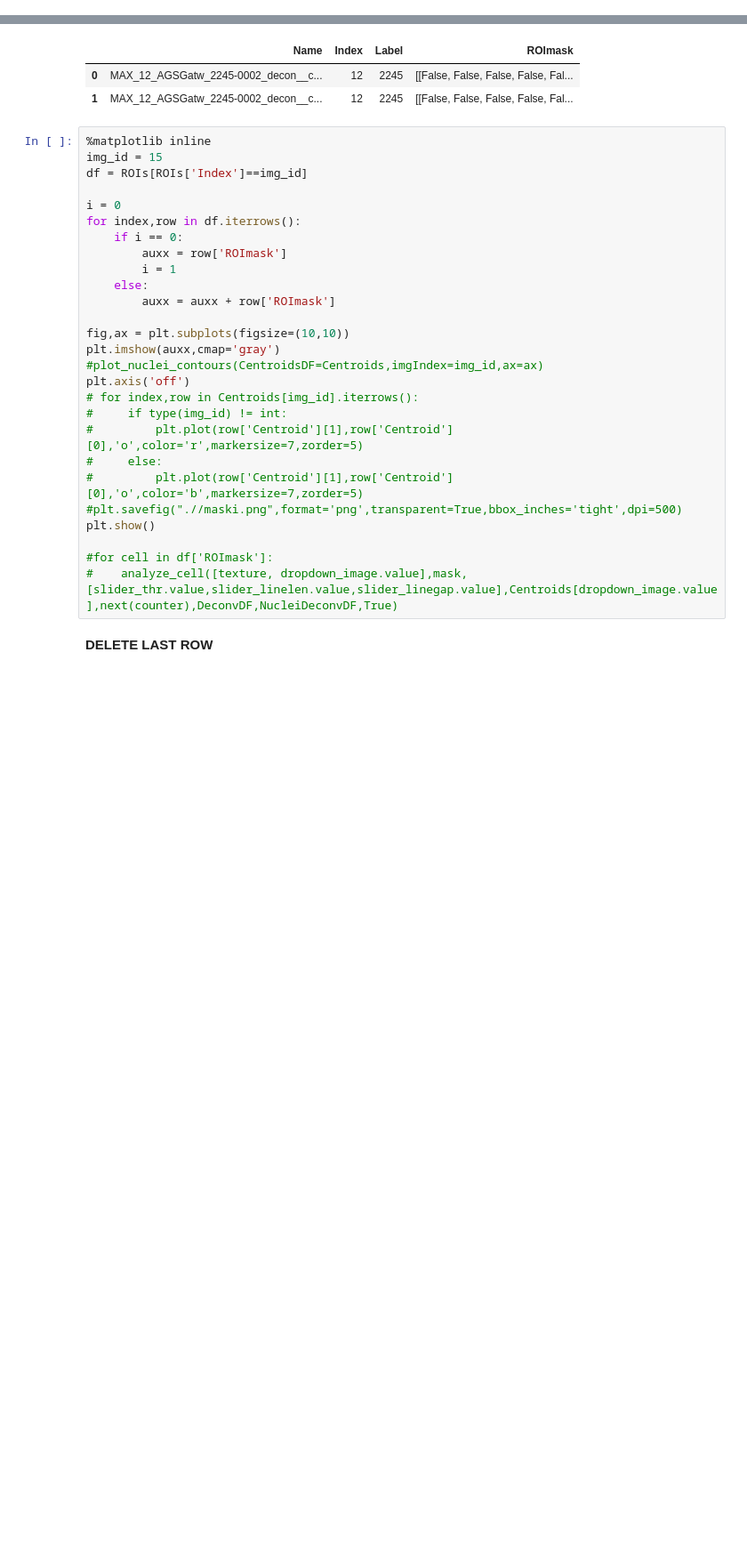
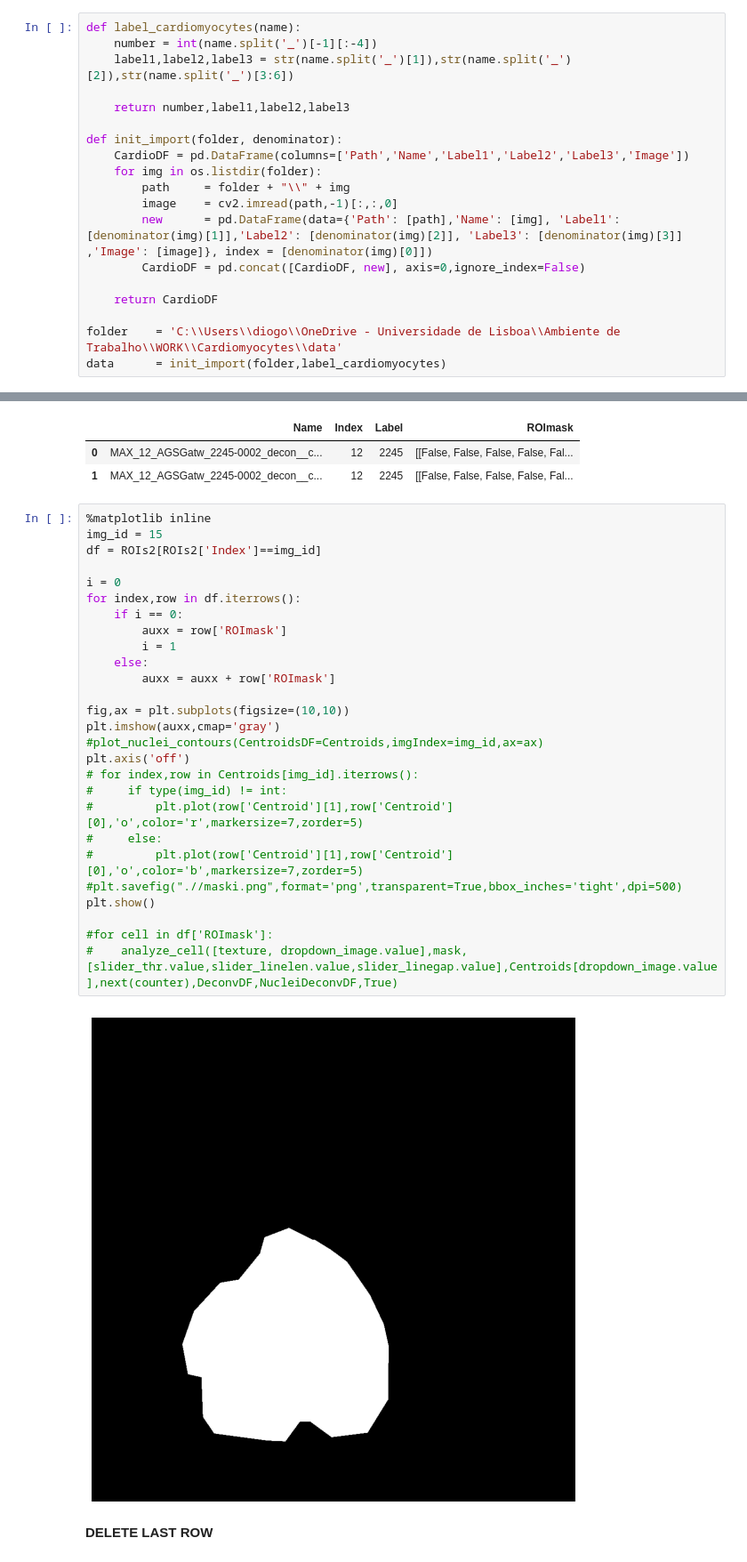
Before and after one commit to diogojfv/aTubulinOrganization, a Jupyter notebook: 4 - Cell Segmentation.ipynb, the cells around one changed output, grey strips where cells are left out. Shown at 89% size. Saved outputs shown, nothing was run; the diff lists cells and outputs as text; blank space fills up the shorter version.

```diff
--- a/4 - Cell Segmentation.ipynb
+++ b/4 - Cell Segmentation.ipynb
@@ -109,3 +112,22 @@ data = init_import(folder,options,label_image)
 >>> [RGB] added.
 >>> [CYTO_DECONV] added.
 >>> [NUCL_DECONV] added.
+# %%
+def label_cardiomyocytes(name):
+    number = int(name.split('_')[-1][:-4])
+    label1,label2,label3 = str(name.split('_')[1]),str(name.split('_')[2]),str(name.split('_')[3:6])
+
+    return number,label1,label2,label3
+
+def init_import(folder, denominator):
+    CardioDF = pd.DataFrame(columns=['Path','Name','Label1','Label2','Label3','Image'])
+    for img in os.listdir(folder):
+        path     = folder + "\\" + img
+        image    = cv2.imread(path,-1)[:,:,0]
+        new      = pd.DataFrame(data={'Path': [path],'Name': [img], 'Label1': [denominator(img)[1]],'Label2': [denominator(img)[2]], 'Label3': [denominator(img)[3]] ,'Image': [image]}, index = [denominator(img)[0]])
+        CardioDF = pd.concat([CardioDF, new], axis=0,ignore_index=False)
+
+    return CardioDF
+
+folder    = 'C:\\Users\\diogo\\OneDrive - Universidade de Lisboa\\Ambiente de Trabalho\\WORK\\Cardiomyocytes\\data'
+data      = init_import(folder,label_cardiomyocytes)
@@ -134,30 +171,32 @@ ROIs2
 # %%
 %matplotlib inline
 img_id = 15
-df = ROIs[ROIs['Index']==img_id]
+df = ROIs2[ROIs2['Index']==img_id]
 
 i = 0
 for index,row in df.iterrows():
     if i == 0:
         auxx = row['ROImask']
         i = 1
     else:
         auxx = auxx + row['ROImask']
 
 fig,ax = plt.subplots(figsize=(10,10))
 plt.imshow(auxx,cmap='gray')
 #plot_nuclei_contours(CentroidsDF=Centroids,imgIndex=img_id,ax=ax)
 plt.axis('off')
 # for index,row in Centroids[img_id].iterrows():
 #     if type(img_id) != int:
 #         plt.plot(row['Centroid'][1],row['Centroid'][0],'o',color='r',markersize=7,zorder=5)
 #     else:
 #         plt.plot(row['Centroid'][1],row['Centroid'][0],'o',color='b',markersize=7,zorder=5)
 #plt.savefig(".//maski.png",format='png',transparent=True,bbox_inches='tight',dpi=500)
 plt.show()
 
 #for cell in df['ROImask']:
 #    analyze_cell([texture, dropdown_image.value],mask,[slider_thr.value,slider_linelen.value,slider_linegap.value],Centroids[dropdown_image.value],next(counter),DeconvDF,NucleiDeconvDF,True)
+# %% [output]
+[figure, added]
 # %% [markdown]
 **DELETE LAST ROW**
 # %%
```
Also changed, not shown: parts of 5 cells of this notebook, 8 other files.
